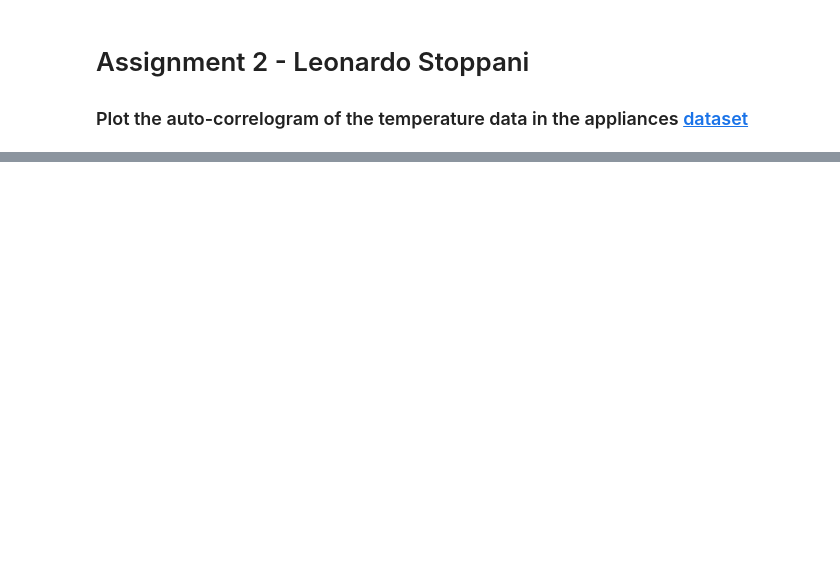
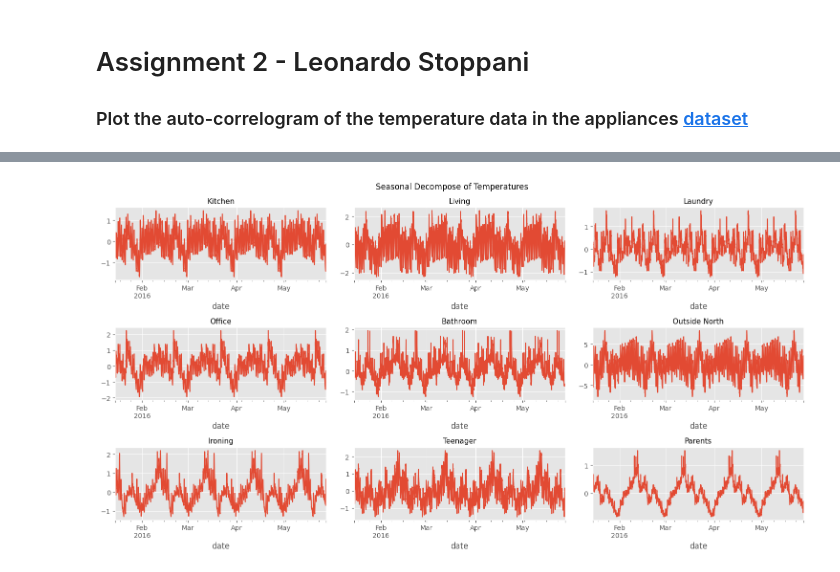
Before and after one commit to lilf4p/ispr-midterm, a Jupyter notebook: midterm1/appliances_analysis.ipynb, the cells around one changed output, grey strips where cells are left out. Saved outputs shown, nothing was run; the diff lists cells and outputs as text; code cells hidden in the pictures; blank space fills up the shorter version.

```diff
--- a/midterm1/appliances_analysis.ipynb
+++ b/midterm1/appliances_analysis.ipynb
@@ -3,0 +74,23 @@
+# %%
+#Period = Month
+
+import statsmodels.api as sm
+
+figure, axis = plt.subplots(3, 3, figsize=(15, 8))
+plt.style.use("ggplot")
+
+k=0
+for i in range(3):
+    for j in range(3):
+        k+=1
+        data = df['T'+str(k)]
+        #print(data)
+        decomposition = sm.tsa.seasonal_decompose(data, period=4320) #1 day 144 , 1 month 4320
+        decomposition.seasonal["2016-01-15 00:00:00":"2016-06-01 00:00:00"].plot(ax=axis[i,j])
+        axis[i,j].set_title(sensors[k], fontsize=11)
+
+figure.suptitle("Seasonal Decompose of Temperatures")
+figure.tight_layout()
+plt.show()
+# %% [output]
+[figure, added]
```
Also changed, not shown: parts of 20 cells of this notebook.
